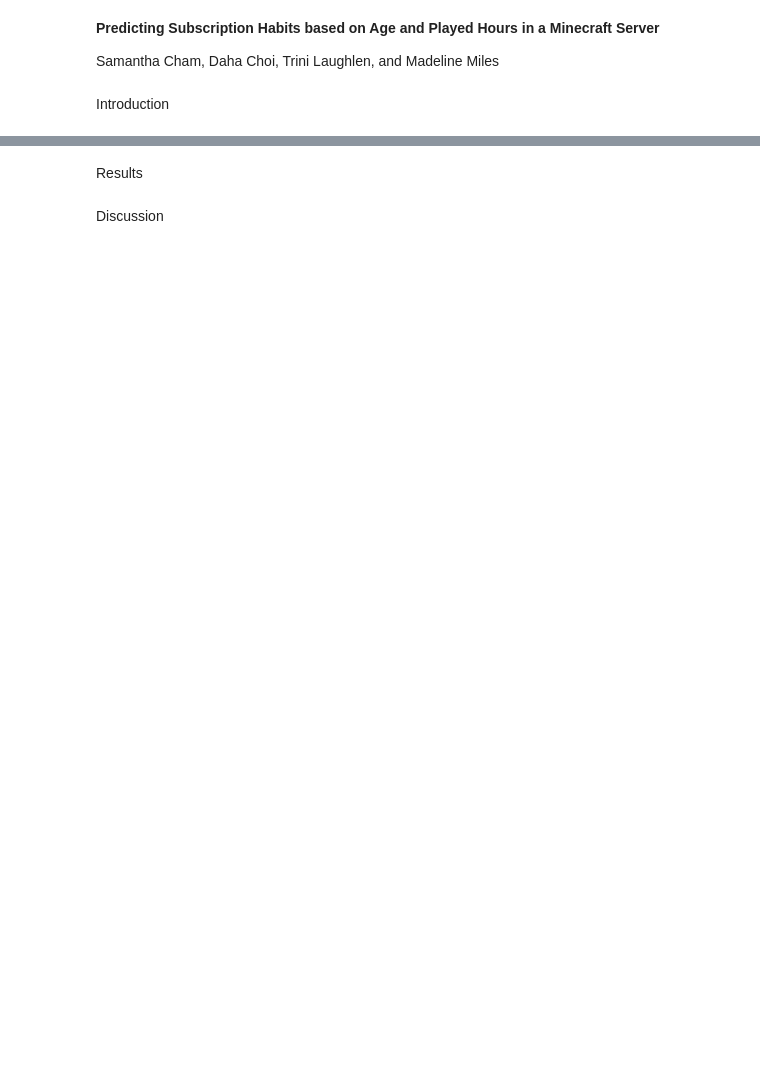
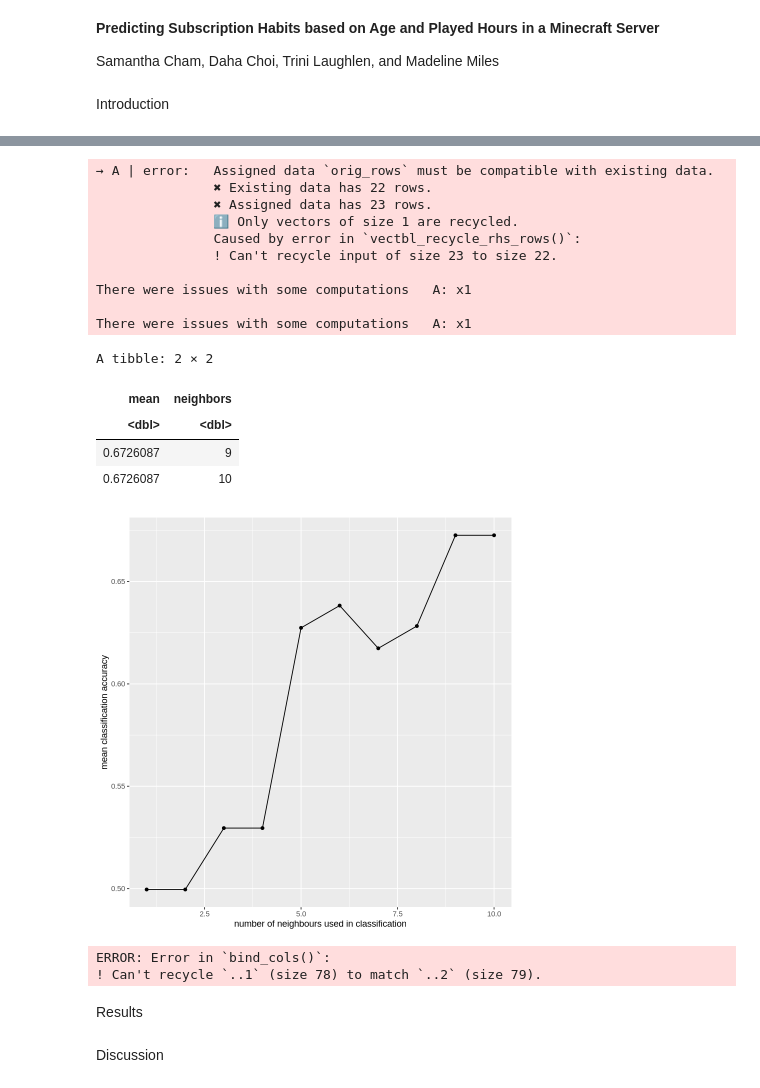
Before and after one commit to madeline1312/Dsci-100-Project, a Jupyter notebook: Final Project Report.ipynb, the cells around one changed output, grey strips where cells are left out. Saved outputs shown, nothing was run; the diff lists cells and outputs as text; code cells hidden in the pictures; blank space fills up the shorter version.

Commit message:
Basically finished the model building
Won’t let me bind the columns of the predictions with the actual set, and I had to leave it so if someone could figure that out that would be great!

```diff
--- a/Final Project Report.ipynb
+++ b/Final Project Report.ipynb
@@ -50,0 +50,53 @@ A tibble: 196 × 7
+# %%
+set.seed(2025)
+#Build the model, initally use tune until the best k value is found.
+knn_tune<-nearest_neighbor(weight_func='rectangular',neighbors=tune())|>
+set_engine('kknn')|>
+set_mode('classification')
+
+players_recipe<-recipe(subscribe~Age+played_hours, data=players_train)|>
+step_center(all_predictors())|>
+step_scale(all_predictors())
+
+workflow<-workflow()|>
+add_recipe(players_recipe)|>
+add_model(knn_tune)
+
+players_vfold<-vfold_cv(players_train, v=5, strata=subscribe)
+
+players_table<-tibble(neighbors=seq(from=1, to=10, by=1))
+
+knn_results<-workflow|>
+tune_grid(resample=players_vfold, grid=players_table)|>
+collect_metrics()|>
+filter(.metric=='accuracy')
+
+cross_val_plot<-knn_results|>
+ggplot(aes(y=mean, x=neighbors))+
+geom_point()+
+geom_line()+
+labs(y="mean classification accuracy", x="number of neighbours used in classification")
+cross_val_plot
+
+#this shows that the best neighbours for this specific model should be with k=9 or k=10, so we will check the values instead of looking at the graph
+
+knn_value<-knn_results|>
+filter(neighbors==9:10)|> select(mean, neighbors)
+knn_value #The accuracy is the exact same
+# %% [output]
+→ A | error:   Assigned data `orig_rows` must be compatible with existing data.
+               ✖ Existing data has 22 rows.
+               ✖ Assigned data has 23 rows.
+               ℹ Only vectors of size 1 are recycled.
+               Caused by error in `vectbl_recycle_rhs_rows()`:
+               ! Can't recycle input of size 23 to size 22.
+
+There were issues with some computations   A: x1
+
+There were issues with some computations   A: x1
+A tibble: 2 × 2
+| mean | neighbors |
+| <dbl> | <dbl> |
+| 0.6726087 | 9 |
+| 0.6726087 | 10 |
+[figure, added]
@@ -51,3 +114,13 @@ A tibble: 196 × 7
+# %%
+set.seed(2025)
+#test the model to see if it is accurate with the testing data
+knn_accuracy<-players_workflow|>
+predict(players_test)|> bind_cols(players_test)|>
+metrics(truth=subscribe,  estimate=.pred_class)
+knn_accuracy
+# %% [output]
+ERROR: Error in `bind_cols()`:
+! Can't recycle `..1` (size 78) to match `..2` (size 79).
 # %% [markdown]
 Results
 # %% [markdown]
```
Also changed, not shown: parts of 4 cells of this notebook.
